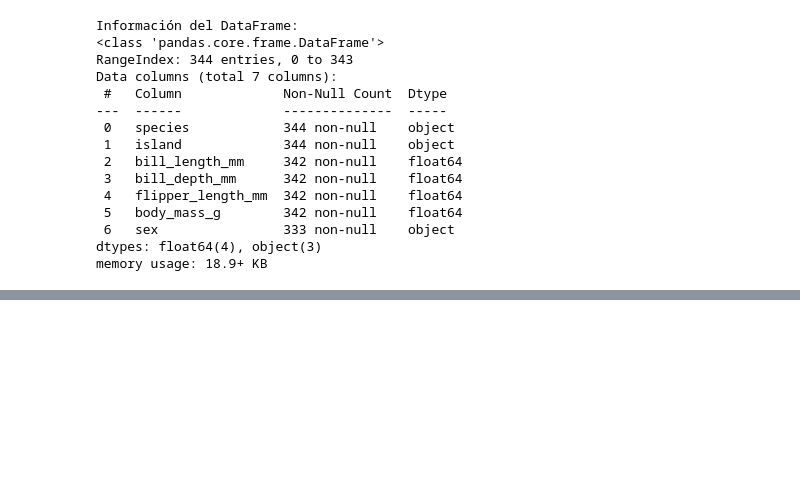
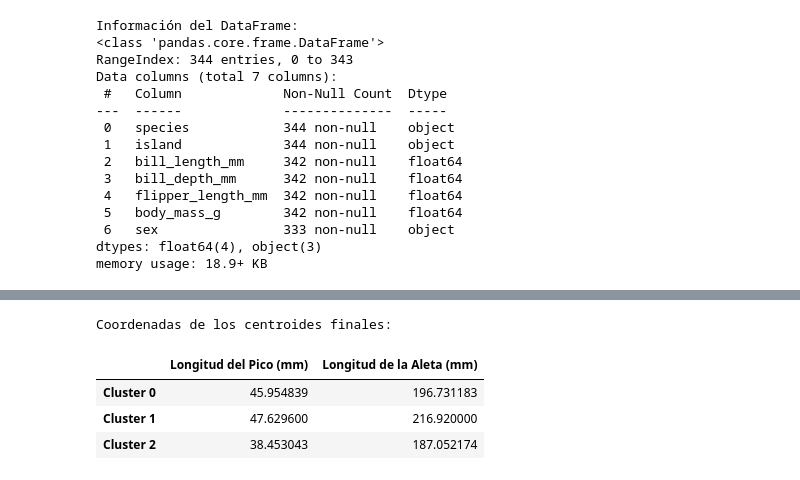
Before and after one commit to valenlopezzz04/K-means-Expo, a Jupyter notebook: K_means.ipynb, the cells around one changed output, grey strips where cells are left out. Drawn from its saved outputs; the diff is of its cells as text; code cells hidden in the pictures; blank space fills up the shorter version.

```diff
--- a/K_means.ipynb
+++ b/K_means.ipynb
@@ -76,0 +127,33 @@ memory usage: 18.9+ KB
+# %%
+import numpy as np
+from sklearn.cluster import KMeans
+
+# Definimos el número de clusters (K). Elegimos 3 porque sabemos que hay 3 especies de pingüinos.
+k = 3
+
+# Inicializamos el modelo de K-means con 3 clusters.
+# Usamos random_state para que los resultados sean reproducibles.
+kmeans = KMeans(n_clusters=k, random_state=42)
+
+# Aplicamos el algoritmo a nuestros datos (X)
+# El método .fit_predict() entrena el modelo y asigna cada punto a un cluster
+clusters = kmeans.fit_predict(X)
+
+# Obtenemos las coordenadas de los centroides finales
+centroides = kmeans.cluster_centers_
+
+# Convertir las coordenadas de los centroides a un DataFrame de pandas para una mejor visualización
+centroides_df = pd.DataFrame(centroides, columns=['Longitud del Pico (mm)', 'Longitud de la Aleta (mm)'])
+
+# Asignar nombres a los clusters para mayor claridad
+centroides_df.index = [f'Cluster {i}' for i in range(k)]
+
+# Mostrar el DataFrame de los centroides
+print("Coordenadas de los centroides finales:")
+display(centroides_df)
+# %% [output]
+Coordenadas de los centroides finales:
+|  | Longitud del Pico (mm) | Longitud de la Aleta (mm) |
+| Cluster 0 | 45.954839 | 196.731183 |
+| Cluster 1 | 47.629600 | 216.920000 |
+| Cluster 2 | 38.453043 | 187.052174 |
```
Also changed, not shown: parts of 6 cells of this notebook.
